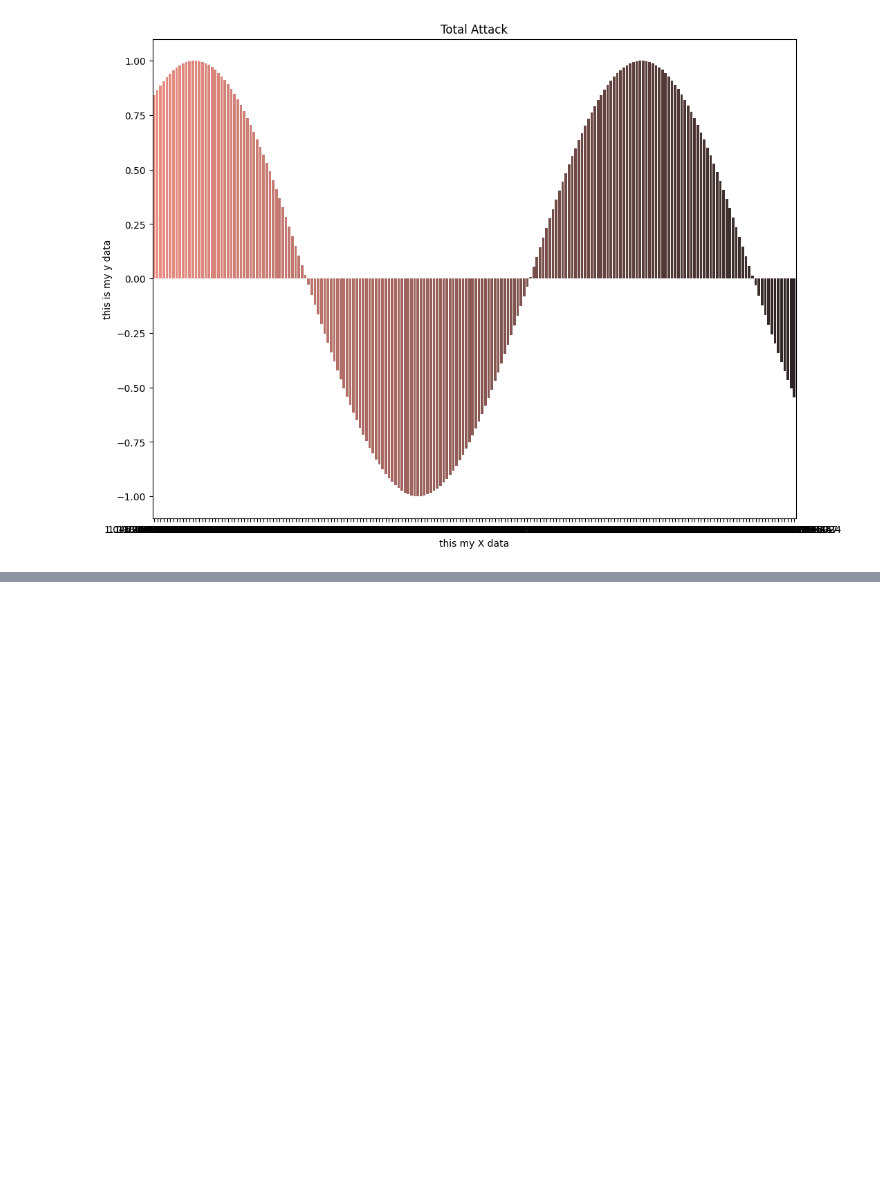
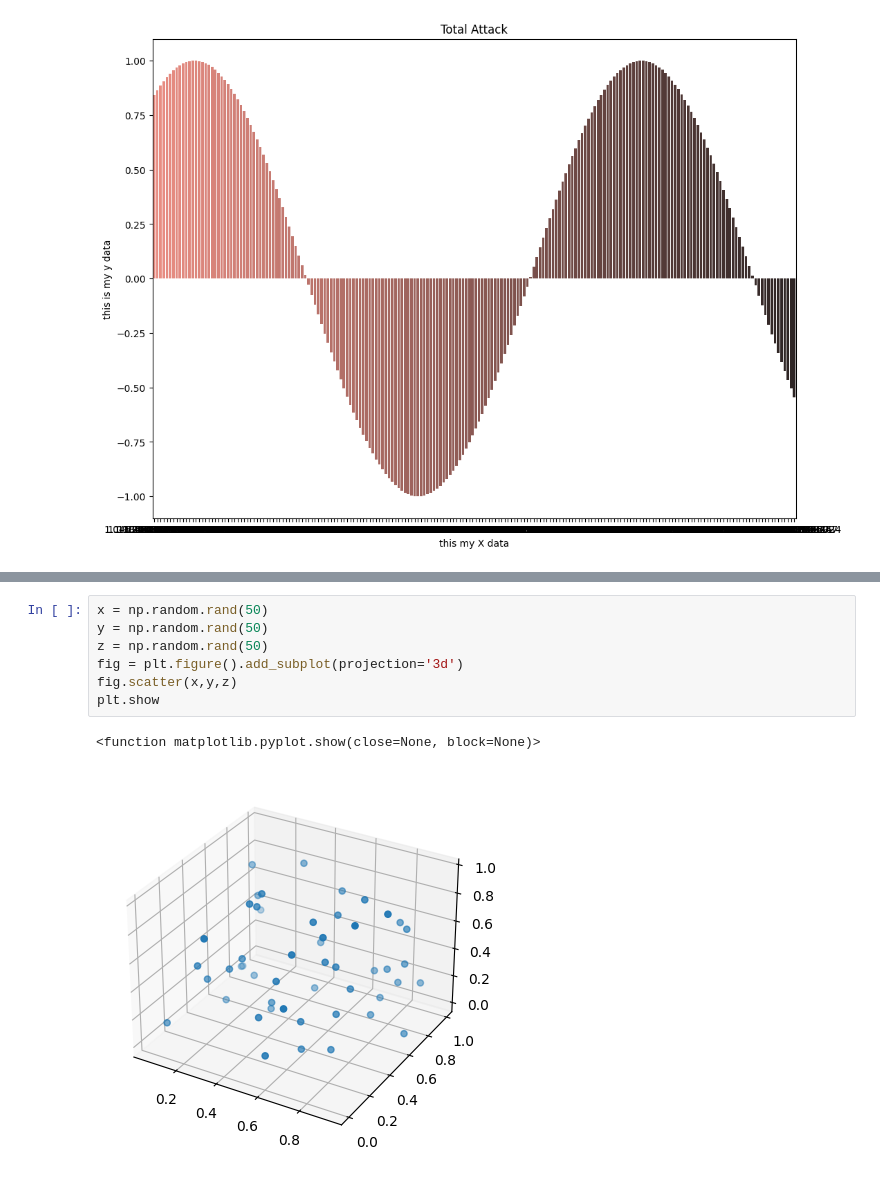
Before and after one commit to prathmeshpatil98/visualization_library, a Jupyter notebook: matplotlib.ipynb, the cells around one changed output, grey strips where cells are left out. Saved outputs shown, nothing was run; the diff lists cells and outputs as text; blank space fills up the shorter version.

```diff
--- a/matplotlib.ipynb
+++ b/matplotlib.ipynb
@@ -143,0 +155,10 @@ plt.show()
+# %%
+x = np.random.rand(50)
+y = np.random.rand(50)
+z = np.random.rand(50)
+fig = plt.figure().add_subplot(projection='3d')
+fig.scatter(x,y,z)
+plt.show
+# %% [output]
+<function matplotlib.pyplot.show(close=None, block=None)>
+[figure, added]
```
Also changed, not shown: parts of 9 cells of this notebook.
